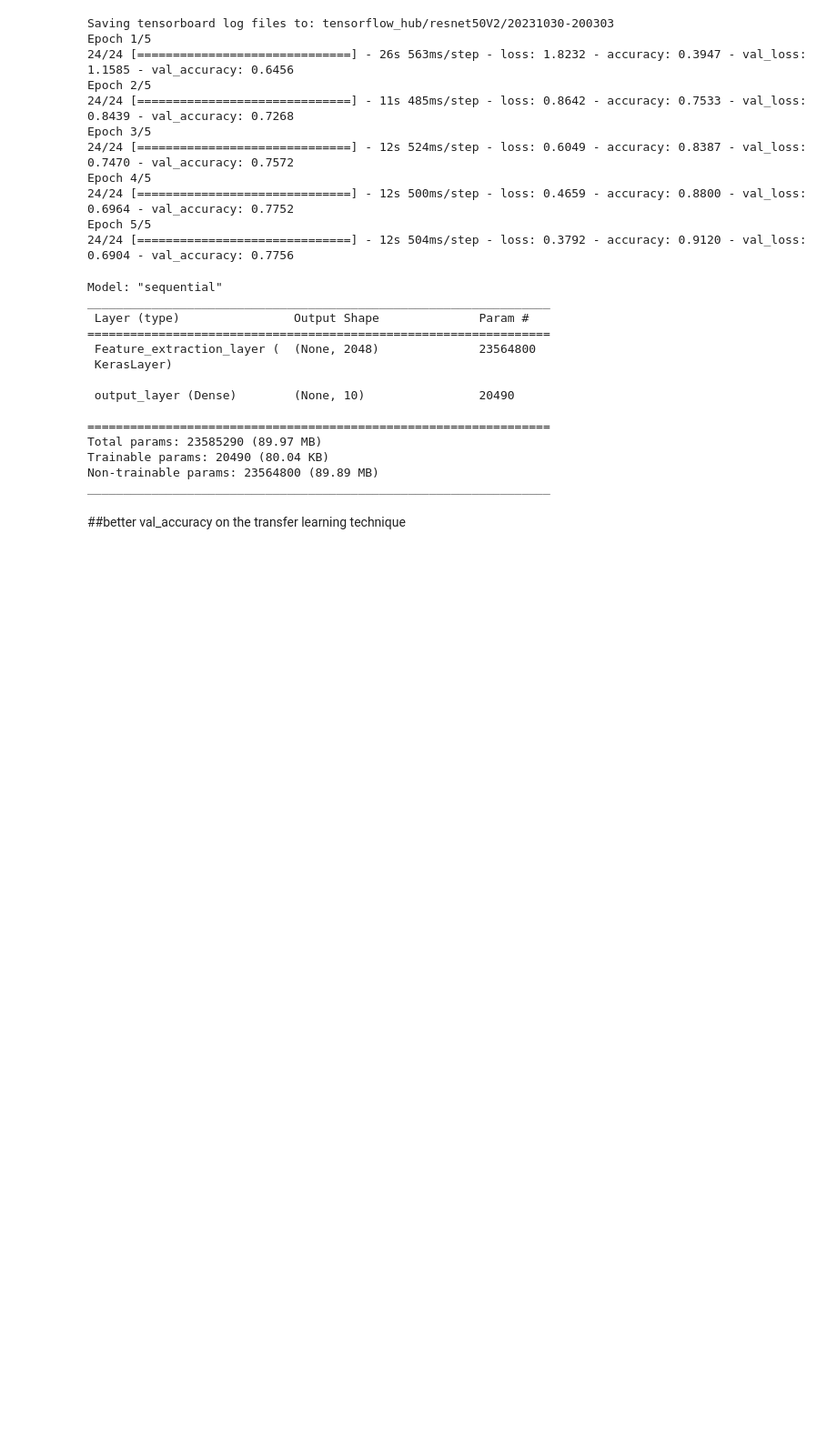
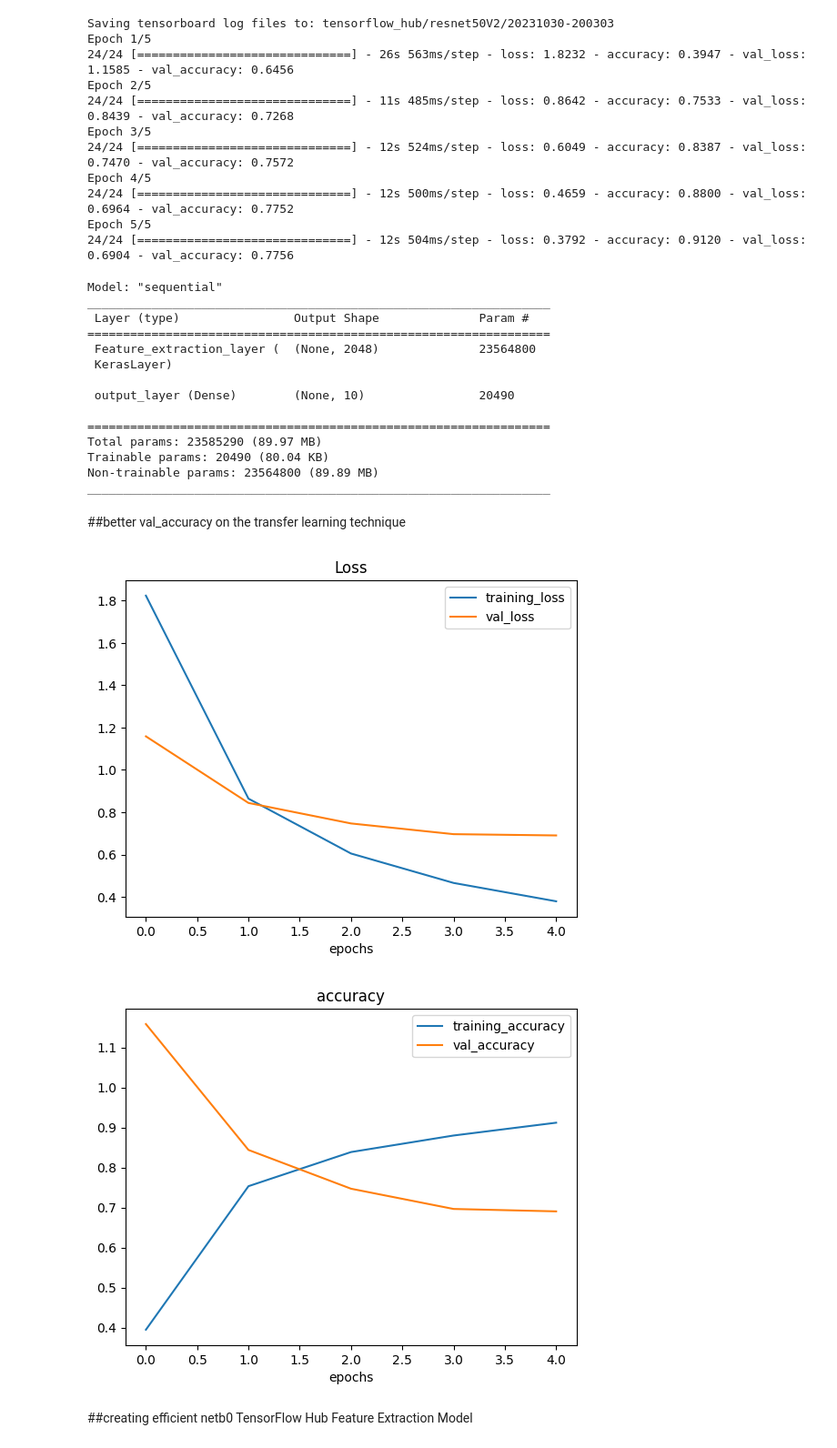
Before and after one commit to itspopoy57/Machinelearning, a Jupyter notebook: 04_Transfer_Learning_P1.ipynb, the cells around one changed output. Shown at 91% size. Saved outputs shown, nothing was run; the diff lists cells and outputs as text; code cells hidden in the pictures; blank space fills up the shorter version.

```diff
--- a/04_Transfer_Learning_P1.ipynb
+++ b/04_Transfer_Learning_P1.ipynb
@@ -239,3 +239,46 @@ Non-trainable params: 23564800 (89.89 MB)
 _________________________________________________________________
 # %% [markdown]
 ##better val_accuracy on the transfer learning technique
+# %%
+import matplotlib.pyplot as plt
+
+def plot_loss_curve(history):
+  """
+  returns separate loss curves for training and validation
+
+  args:
+    History: tensorflow history Object
+
+  Returns:
+    Plots of Training/Validation loss and accuracy metrics.
+
+    """
+  loss = history.history["loss"]
+  val_loss = history.history["val_loss"]
+
+  accuracy = history.history["accuracy"]
+  val_accuracy = history.history["val_accuracy"]
+
+  epochs = range(len(history.history["loss"]))
+
+  #plot loss
+  plt.plot(epochs, loss, label = "training_loss")
+  plt.plot(epochs, val_loss, label="val_loss")
+  plt.title("Loss")
+  plt.xlabel("epochs")
+  plt.legend()
+
+  #plot accuracy
+  plt.figure()
+  plt.plot(epochs, accuracy, label = "training_accuracy")
+  plt.plot(epochs, val_loss, label="val_accuracy")
+  plt.title("accuracy")
+  plt.xlabel("epochs")
+  plt.legend()
+# %%
+plot_loss_curve(resnet_history)
+# %% [output]
+[figure, added]
+[figure, added]
+# %% [markdown]
+##creating efficient netb0 TensorFlow Hub Feature Extraction Model
```
Also changed, not shown: parts of 6 cells of this notebook.
